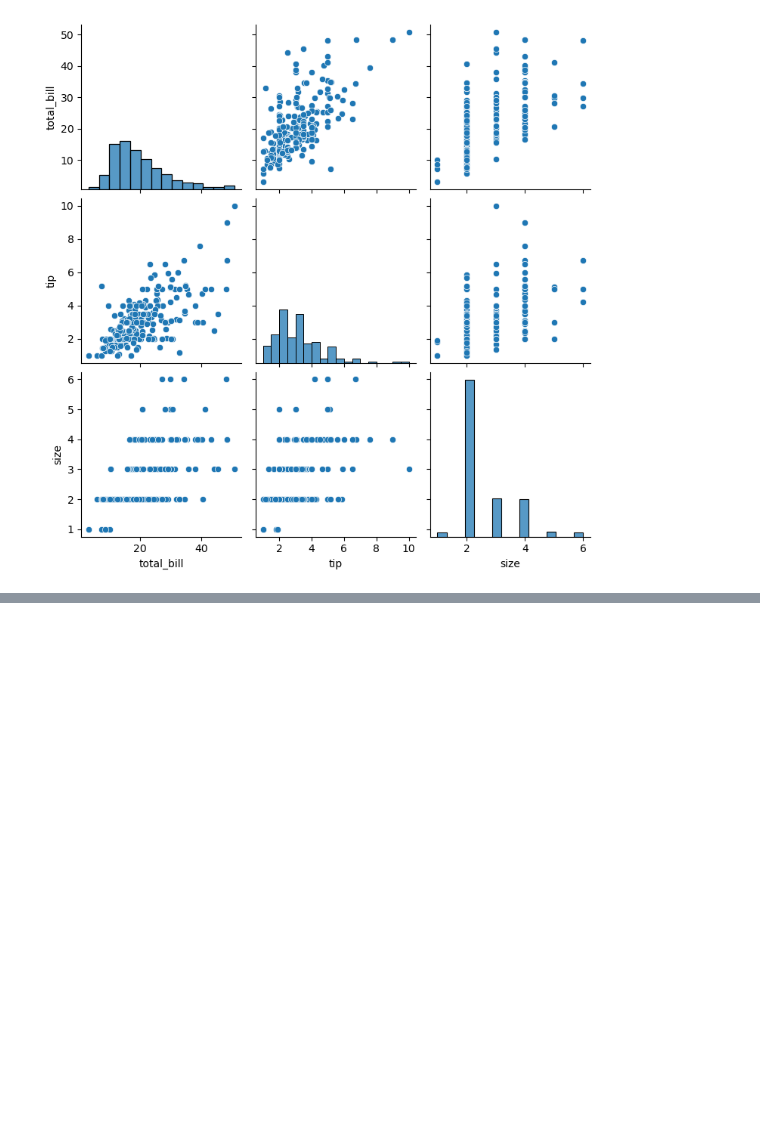
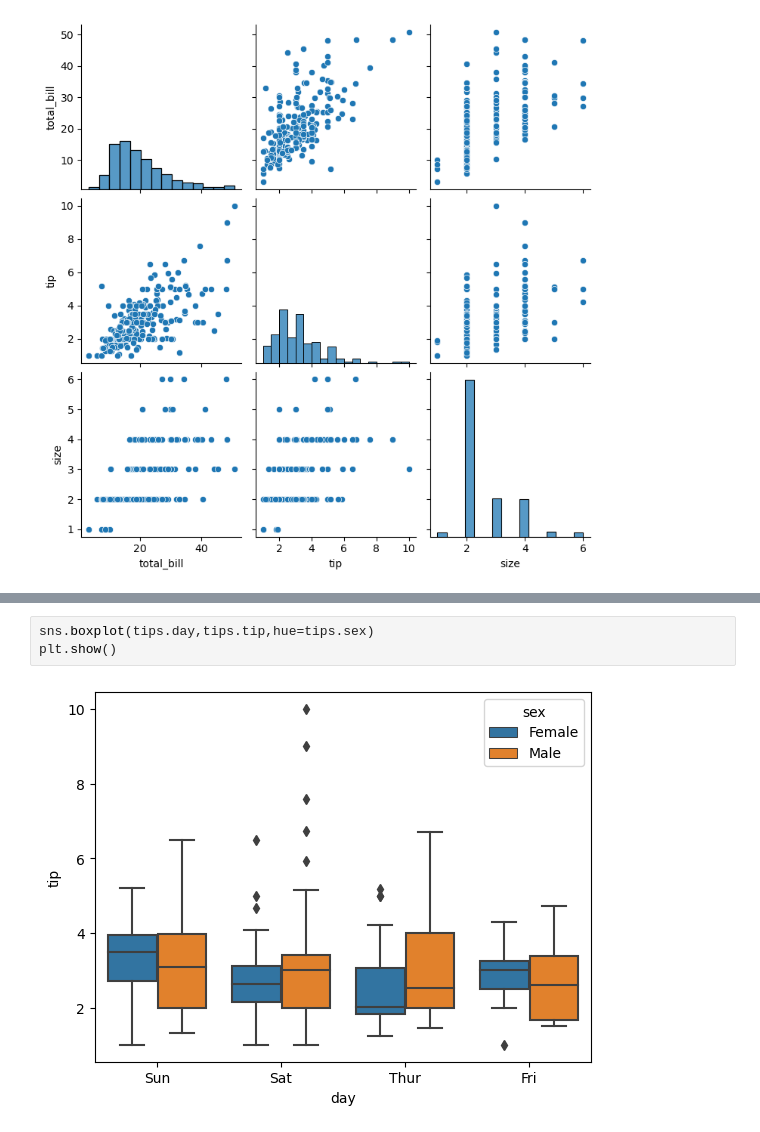
Before and after one commit to pipipik/skillup_01, a Jupyter notebook: DAY6/20240209_DAY6.ipynb, the cells around one changed output, grey strips where cells are left out. Drawn from its saved outputs; the diff is of its cells as text; blank space fills up the shorter version.

```diff
--- a/DAY6/20240209_DAY6.ipynb
+++ b/DAY6/20240209_DAY6.ipynb
@@ -73,0 +91,5 @@ plt.show()
+# %%
+sns.boxplot(tips.day,tips.tip,hue=tips.sex)
+plt.show()
+# %% [output]
+[figure, added]
```
Also changed, not shown: parts of 4 cells of this notebook.
